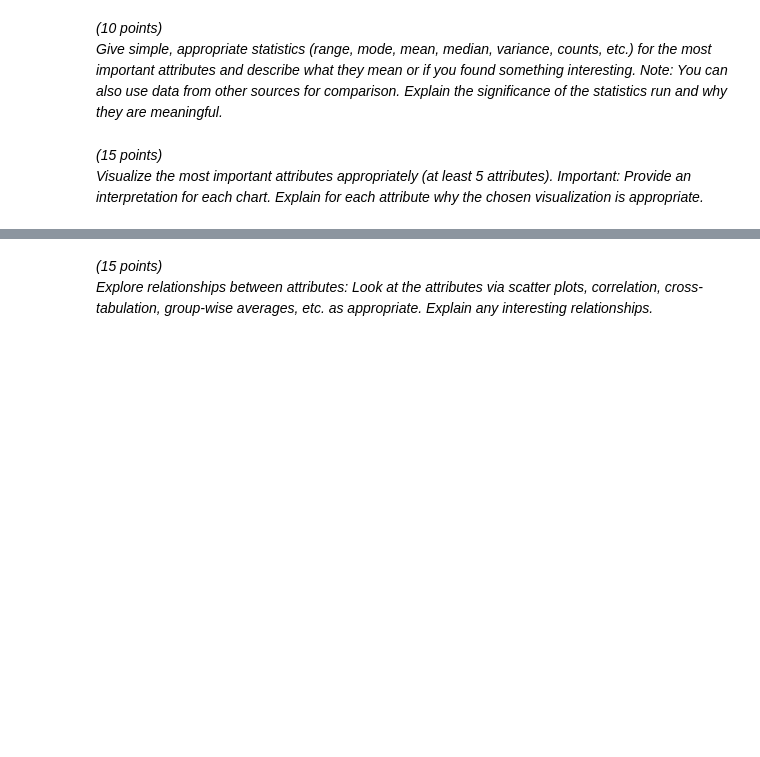
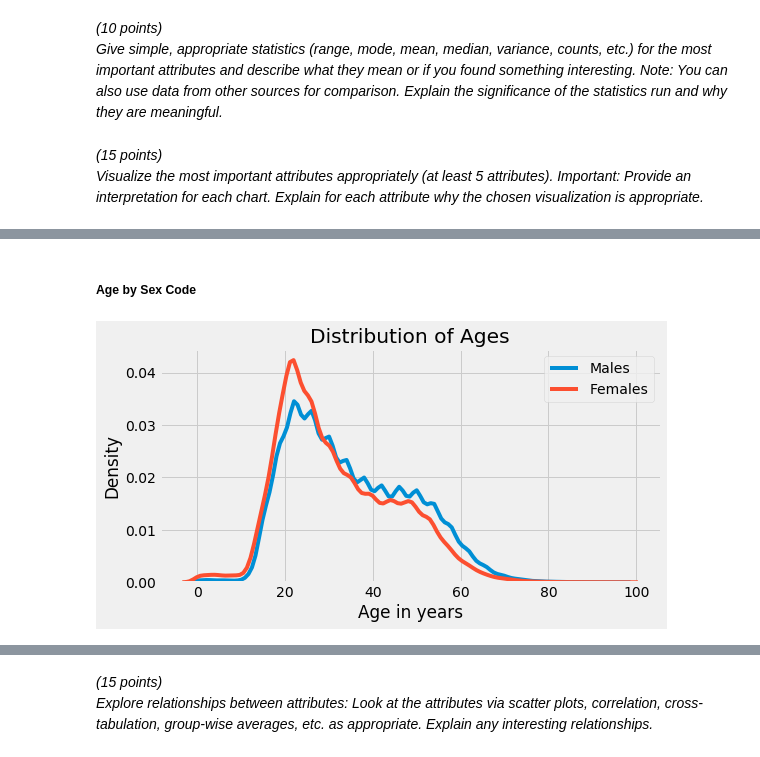
Before and after one commit to EdwardAF-IT/machine-learning-i-group-project, a Jupyter notebook: Code/Cleansing.ipynb, the cells around one changed output, grey strips where cells are left out. Drawn from its saved outputs; the diff is of its cells as text; code cells hidden in the pictures; blank space fills up the shorter version.

```diff
--- a/Code/Cleansing.ipynb
+++ b/Code/Cleansing.ipynb
@@ -213,0 +343,15 @@ df_cleansed['Descent Code'].describe()
+# %% [markdown]
+##### Age by Sex Code
+# %%
+plt.figure(figsize = (8, 4))
+
+# KDE Plot of males
+sns.kdeplot(df.loc[df['Sex Code'] == 'M', 'Age'], label = 'Males')
+
+# KDE plot of females
+sns.kdeplot(df.loc[df['Sex Code'] == 'F', 'Age'], label = 'Females')
+
+# Labels
+plt.xlabel('Age in years'); plt.ylabel('Density'); plt.title('Distribution of Ages');
+# %% [output]
+[figure, added]
```
Also changed, not shown: parts of 50 cells of this notebook.
